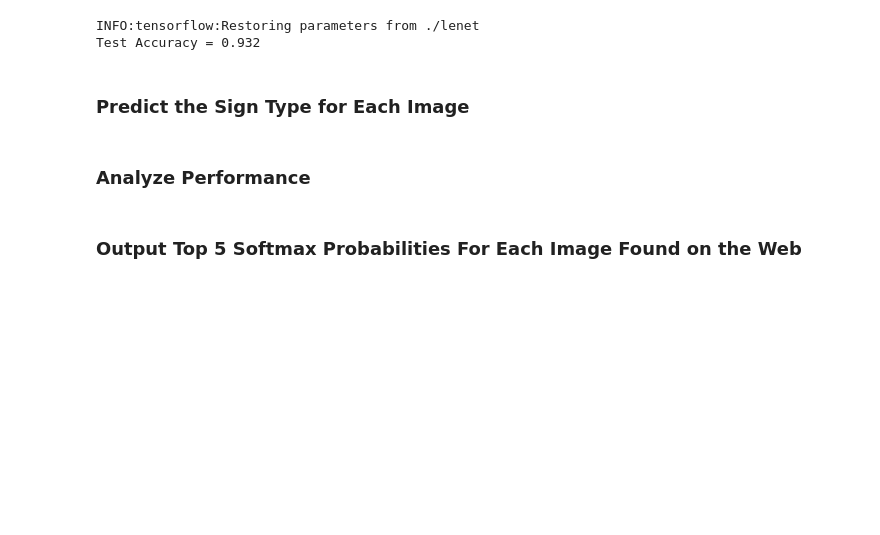
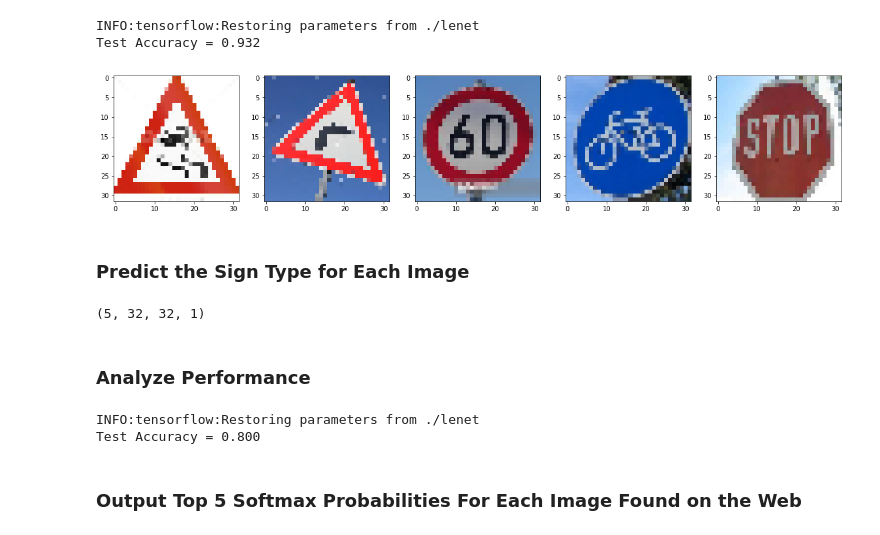
Before and after one commit to benjamintanweihao/CarND-Traffic-Sign-Classifier-Project, a Jupyter notebook: Traffic_Sign_Classifier.ipynb, the cells around one changed output. Saved outputs shown, nothing was run; the diff lists cells and outputs as text; code cells hidden in the pictures; blank space fills up the shorter version.

Commit message:
Added example images.

```diff
--- a/Traffic_Sign_Classifier.ipynb
+++ b/Traffic_Sign_Classifier.ipynb
@@ -512,17 +509,68 @@ with tf.Session() as sess:
 # %% [output]
 INFO:tensorflow:Restoring parameters from ./lenet
 Test Accuracy = 0.932
+# %%
+import os
+import skimage.transform
+from math import floor
+from scipy import misc
+
+dirname = 'test_images/'
+
+n_rows = 1
+n_cols = 5
+
+fig, axes4 = plt.subplots(n_rows, n_cols,figsize=(20,20))
+
+example_imgs = []
+
+paths = sorted([os.path.join(dirname, path) for path in os.listdir(dirname) if path.endswith(".jpg")])
+
+for idx, path in enumerate(paths):
+    img = misc.imread(path)
+    resized_img = skimage.transform.resize(img, (32, 32, 3))
+    axes4[idx].imshow(resized_img)
+    example_imgs.append(resized_img)
+
+X_example = np.array(example_imgs)
+y_example = np.array([30, 20, 3, 29, 14])
+
+### Load the images and plot them here.
+### Feel free to use as many code cells as needed.
+# %% [output]
+[figure, added]
 # %% [markdown]
 ### Predict the Sign Type for Each Image
 # %%
+examples_preprocessed = []
+
+for i in tqdm(range(0, len(X_example))):
+    img = preprocess_image(X_example[i]).reshape((32, 32, 1))
+    examples_preprocessed.append(img)
+
+X_examples_preprocessed = np.array(examples_preprocessed)
+print(X_examples_preprocessed.shape)
+
 ### Run the predictions here and use the model to output the prediction for each image.
 ### Make sure to pre-process the images with the same pre-processing pipeline used earlier.
 ### Feel free to use as many code cells as needed.
+# %% [output]
+(5, 32, 32, 1)
 # %% [markdown]
 ### Analyze Performance
 # %%
 ### Calculate the accuracy for these 5 new images.
+
+with tf.Session() as sess:
+    saver.restore(sess, tf.train.latest_checkpoint('.'))
+
+    test_accuracy = evaluate(X_examples_preprocessed, y_example)
+    print("Test Accuracy = {:.3f}".format(test_accuracy))
+
 ### For example, if the model predicted 1 out of 5 signs correctly, it's 20% accurate on these new images.
+# %% [output]
+INFO:tensorflow:Restoring parameters from ./lenet
+Test Accuracy = 0.800
 # %% [markdown]
 ### Output Top 5 Softmax Probabilities For Each Image Found on the Web
 # %% [markdown]
```
Also changed, not shown: parts of 1 cell of this notebook, 9 other files.
